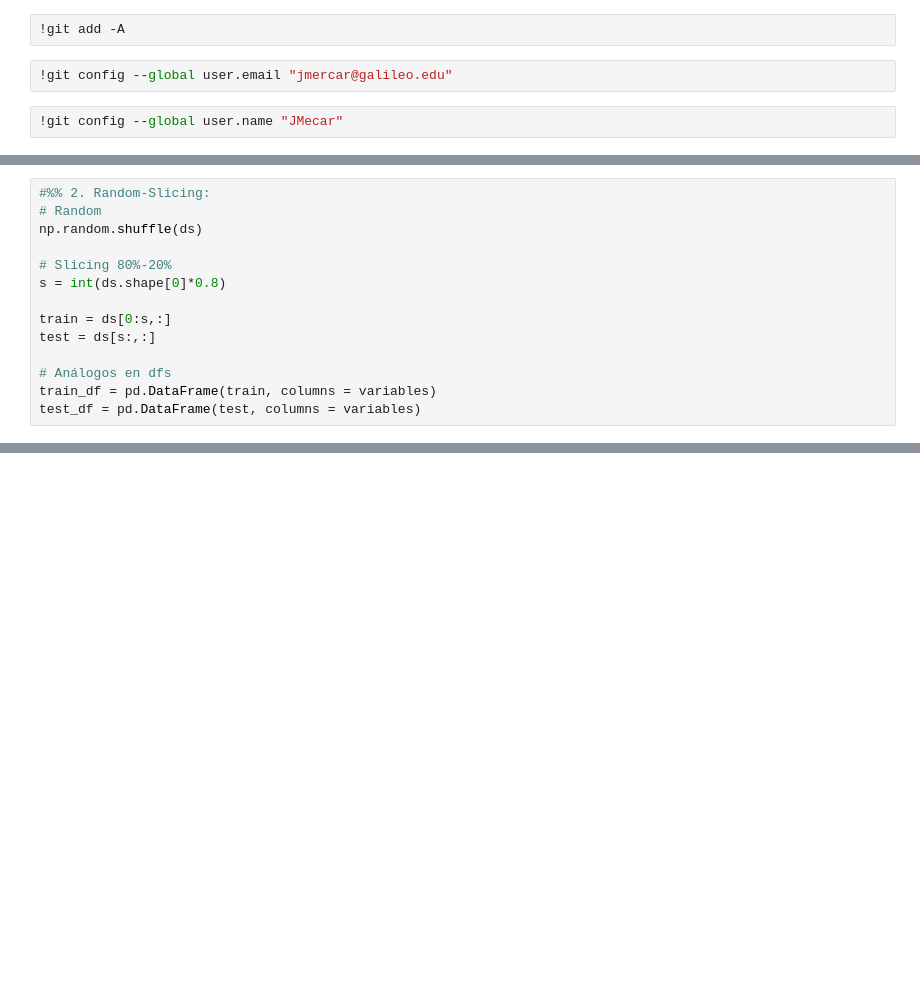
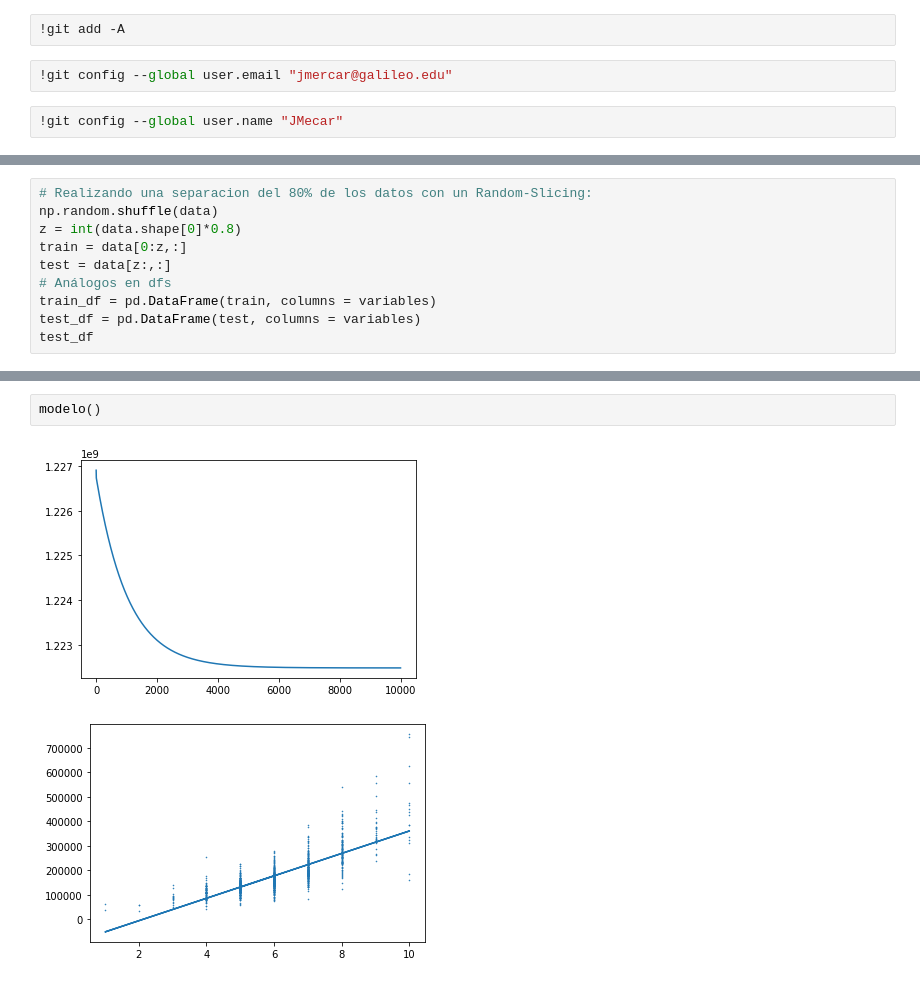
Before and after one commit to JMercar/proyecto_python, a Jupyter notebook: proyecto.ipynb, the cells around one changed output, grey strips where cells are left out. Cells and saved outputs as stored; diff of their text form; blank space fills up the shorter version.

```diff
--- a/proyecto.ipynb
+++ b/proyecto.ipynb
@@ -57,16 +48,12 @@ df = pd.DataFrame(ds, columns = variables)
 
 corespondencia = {'SalePrice':0,'OverallQual':1,'1stFlrSF':2,'TotRmsAbvGrd':3,'YearBuilt':4,'LotFrontage':5}
 # %%
-#%% 2. Random-Slicing:
-# Random
-np.random.shuffle(ds)
-
-# Slicing 80%-20%
-s = int(ds.shape[0]*0.8)
-
-train = ds[0:s,:]
-test = ds[s:,:]
-
+# Realizando una separacion del 80% de los datos con un Random-Slicing:
+np.random.shuffle(data)
+z = int(data.shape[0]*0.8)
+train = data[0:z,:]
+test = data[z:,:]
 # Análogos en dfs
 train_df = pd.DataFrame(train, columns = variables)
 test_df = pd.DataFrame(test, columns = variables)
+test_df
@@ -72,0 +195,5 @@ test_df = pd.DataFrame(test, columns = variables)
+# %%
+modelo()
+# %% [output]
+[figure, added]
+[figure, added]
```
Also changed, not shown: parts of 15 cells of this notebook.
